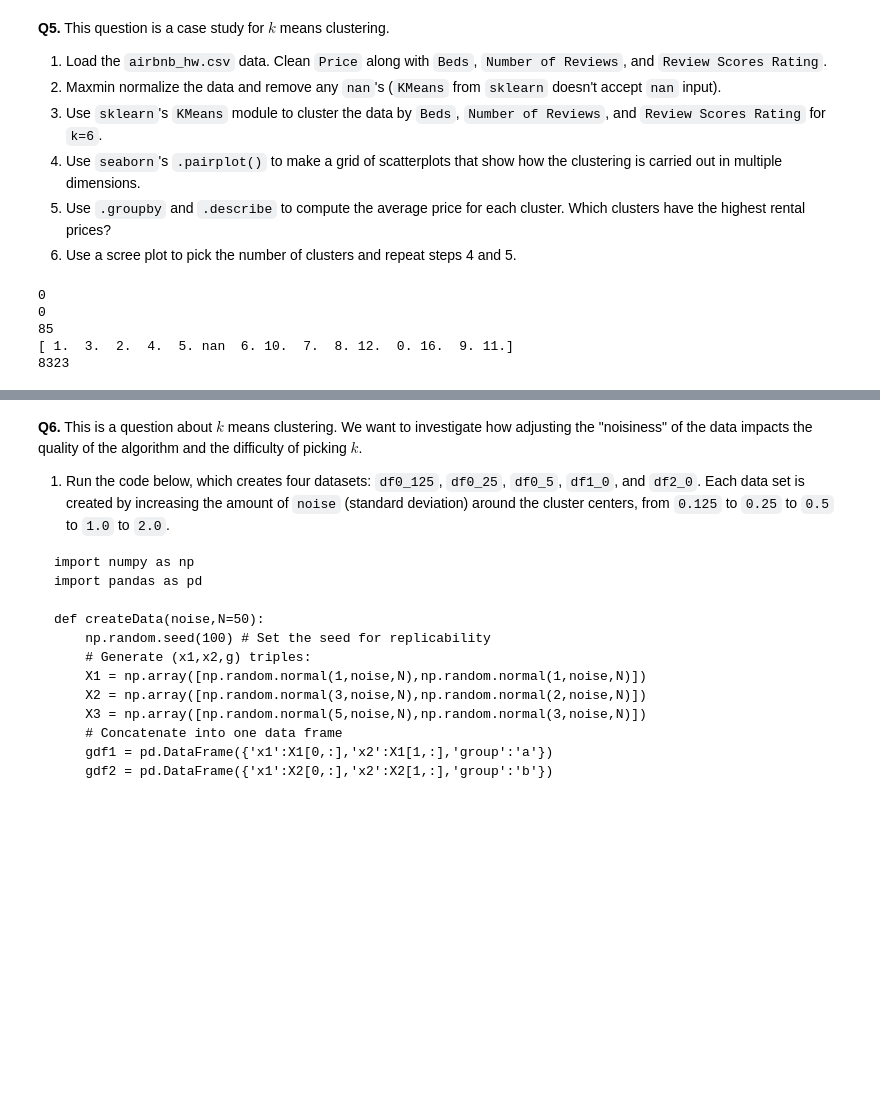
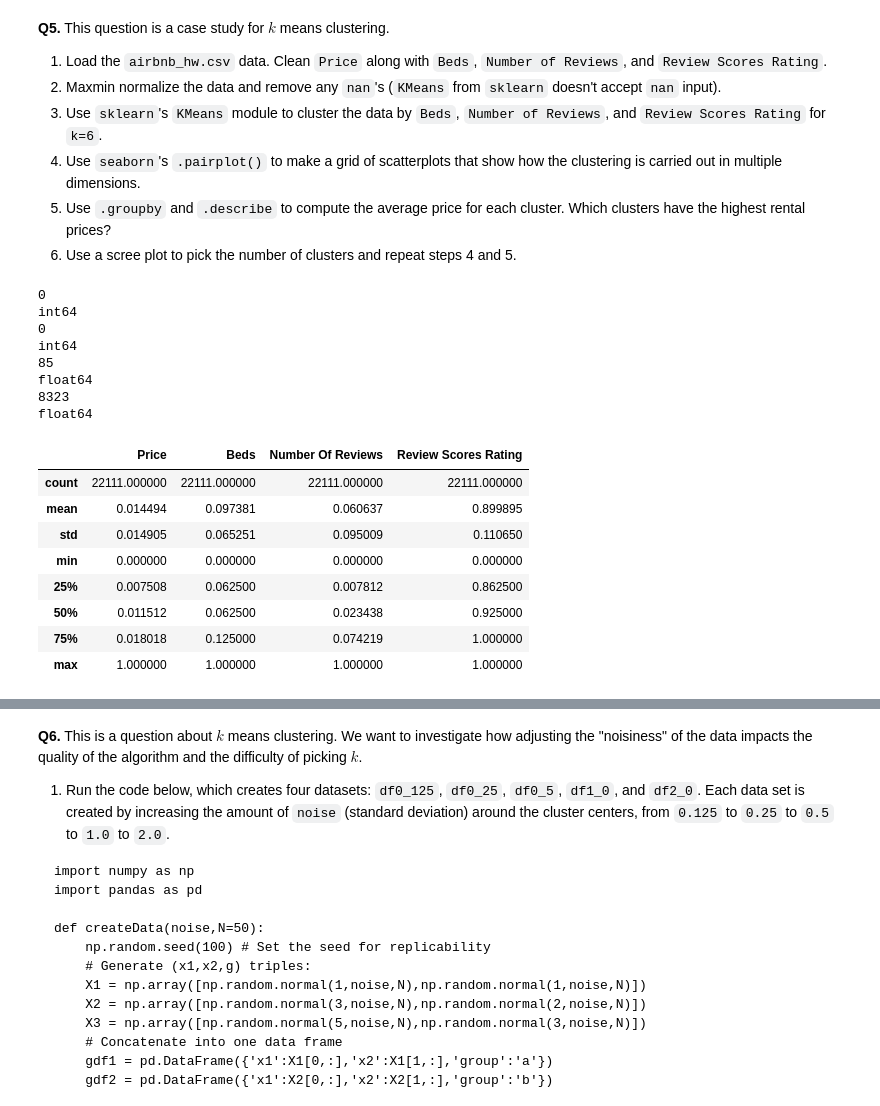
Before and after one commit to Monty-2003/assignment3, a Jupyter notebook: assignment_knn_and_kmc.ipynb, the cells around one changed output, grey strips where cells are left out. Drawn from its saved outputs; the diff is of its cells as text; code cells hidden in the pictures; blank space fills up the shorter version.

```diff
--- a/assignment_knn_and_kmc.ipynb
+++ b/assignment_knn_and_kmc.ipynb
@@ -467,19 +467,46 @@ OK, those are the data: Labels attached to handwritten digits encoded as a matri
 5. Use `.groupby` and `.describe` to compute the average price for each cluster. Which clusters have the highest rental prices?
 6. Use a scree plot to pick the number of clusters and repeat steps 4 and 5.
 # %%
+# Load and clean data
 abnb_dat = pd.read_csv("./assignment3/data/airbnb_hw.csv")
+abnb_dat = abnb_dat[['Price', 'Beds', 'Number Of Reviews', 'Review Scores Rating']] # only keep essential columns
 
+#print(abnb_dat['Price'].value_counts())
+abnb_dat['Price'] = abnb_dat['Price'].str.replace(',', '')
+abnb_dat['Price'] = abnb_dat['Price'].astype(int)
 print(abnb_dat['Price'].isna().sum()) # price is clean
+print(abnb_dat['Price'].dtypes)
+
 print(abnb_dat['Number Of Reviews'].isna().sum()) # number of reviews is clean
+print(abnb_dat['Number Of Reviews'].dtypes)
 
-
-print(abnb_dat['Beds'].isna().sum())
-
+print(abnb_dat['Beds'].isna().sum()) # clean, NaNs present
+print(abnb_dat['Beds'].dtypes)
+#print(abnb_dat['Beds'].value_counts())
 
 print(abnb_dat['Review Scores Rating'].isna().sum())
+print(abnb_dat['Review Scores Rating'].dtypes)
 # %% [output]
 0
+int64
 0
+int64
 85
-[ 1.  3.  2.  4.  5. nan  6. 10.  7.  8. 12.  0. 16.  9. 11.]
+float64
 8323
+float64
+# %%
+# Remove all nan's and maxmin normalize the data
+X = abnb_dat.dropna() # remove all rows with any nan values
+X = X.apply(maxmin)
+X.describe()
+# %% [output]
+|  | Price | Beds | Number Of Reviews | Review Scores Rating |
+| count | 22111.000000 | 22111.000000 | 22111.000000 | 22111.000000 |
+| mean | 0.014494 | 0.097381 | 0.060637 | 0.899895 |
+| std | 0.014905 | 0.065251 | 0.095009 | 0.110650 |
+| min | 0.000000 | 0.000000 | 0.000000 | 0.000000 |
+| 25% | 0.007508 | 0.062500 | 0.007812 | 0.862500 |
+| 50% | 0.011512 | 0.062500 | 0.023438 | 0.925000 |
+| 75% | 0.018018 | 0.125000 | 0.074219 | 1.000000 |
+| max | 1.000000 | 1.000000 | 1.000000 | 1.000000 |
```
Also changed, not shown: parts of 2 cells of this notebook.
